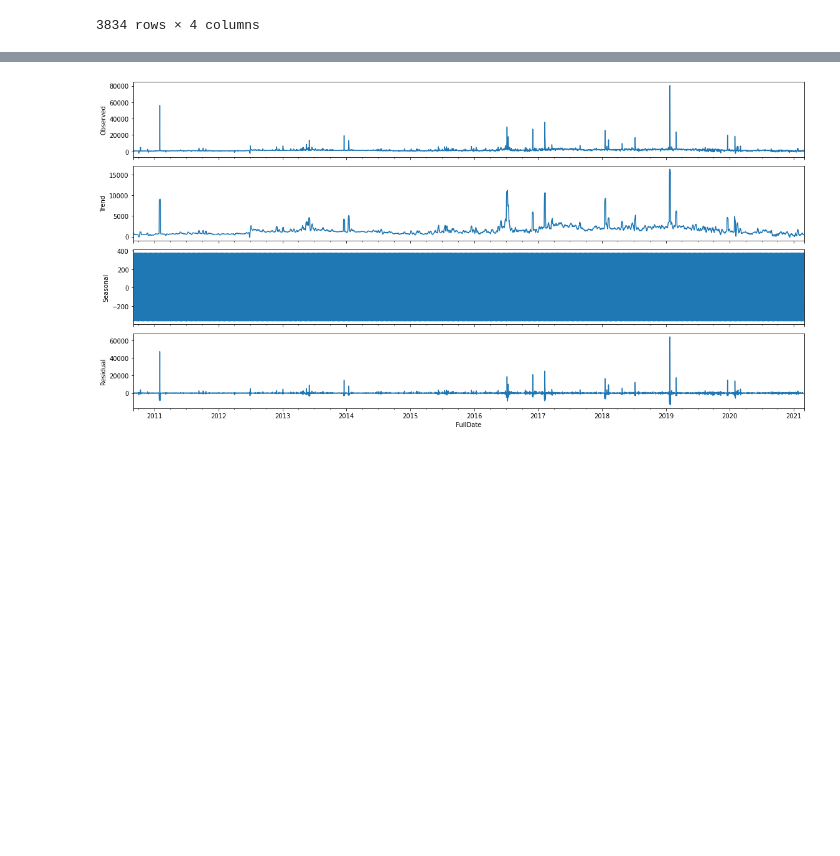
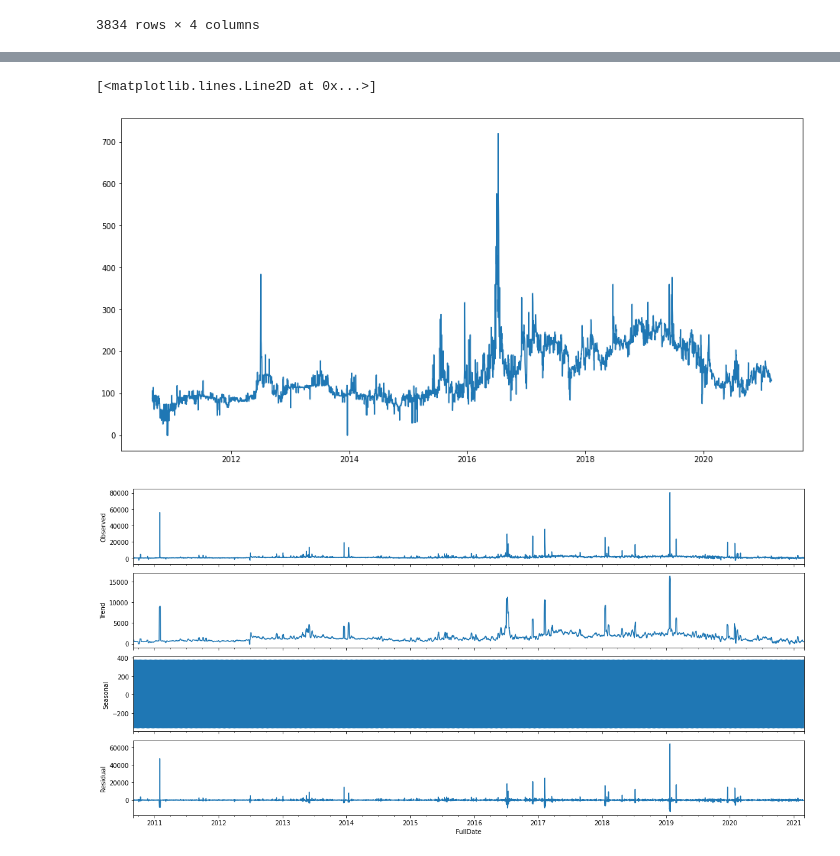
Before and after one commit to Oplux/time-series-analysis, a Jupyter notebook: stage e quiz on time series.ipynb, the cells around one changed output, grey strips where cells are left out. Cells and saved outputs as stored; diff of their text form; code cells hidden in the pictures; blank space fills up the shorter version.

```diff
--- a/stage e quiz on time series.ipynb
+++ b/stage e quiz on time series.ipynb
@@ -69,3 +80,8 @@ df_daily
+# %%
+plt.plot(df_daily['GasPrice'])
+# %% [output]
+[<matplotlib.lines.Line2D at 0x...>]
+[figure, added]
 # %%
 import statsmodels.api as sm
 from pylab import rcParams
```
Also changed, not shown: parts of 4 cells of this notebook.
